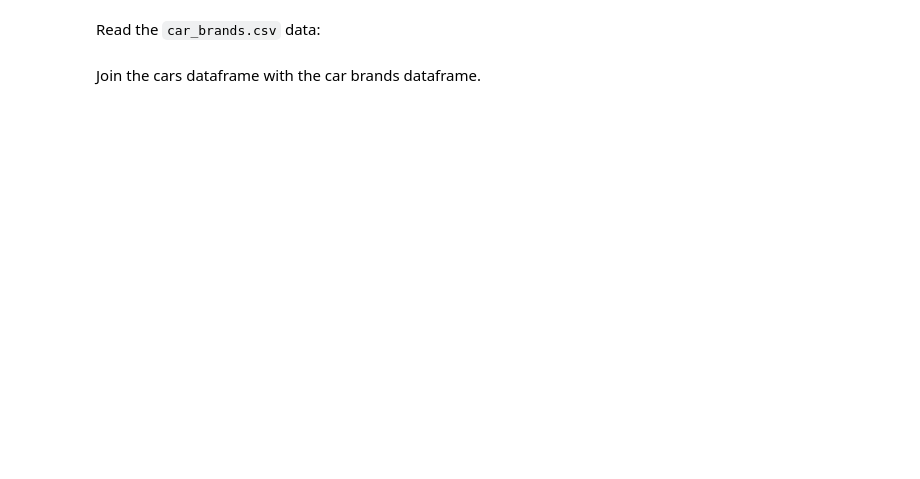
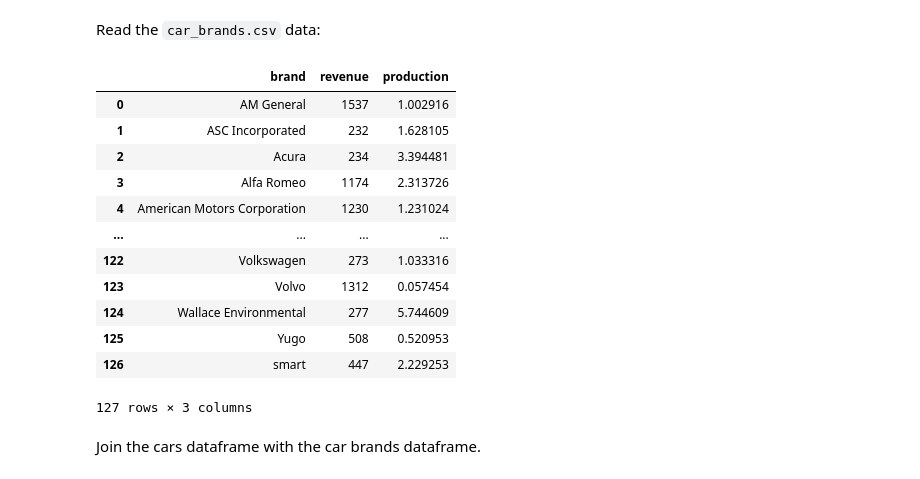
Before and after one commit to Anupama2022/My_python_scripts, a Jupyter notebook: pandas-challenges.ipynb, the cells around one changed output. Drawn from its saved outputs; the diff is of its cells as text; code cells hidden in the pictures; blank space fills up the shorter version.

```diff
--- a/pandas-challenges.ipynb
+++ b/pandas-challenges.ipynb
@@ -334,5 +339,20 @@ Read the `car_brands.csv` data:
 # %%
 # code here
 brands = pd.read_csv('car_brands.csv')
+brands
+# %% [output]
+|  | brand | revenue | production |
+| 0 | AM General | 1537 | 1.002916 |
+| 1 | ASC Incorporated | 232 | 1.628105 |
+| 2 | Acura | 234 | 3.394481 |
+| 3 | Alfa Romeo | 1174 | 2.313726 |
+| 4 | American Motors Corporation | 1230 | 1.231024 |
+| ... | ... | ... | ... |
+| 122 | Volkswagen | 273 | 1.033316 |
+| 123 | Volvo | 1312 | 0.057454 |
+| 124 | Wallace Environmental | 277 | 5.744609 |
+| 125 | Yugo | 508 | 0.520953 |
+| 126 | smart | 447 | 2.229253 |
+127 rows × 3 columns
 # %% [markdown]
 Join the cars dataframe with the car brands dataframe.
```
Also changed, not shown: parts of 5 cells of this notebook, 1 other file.
